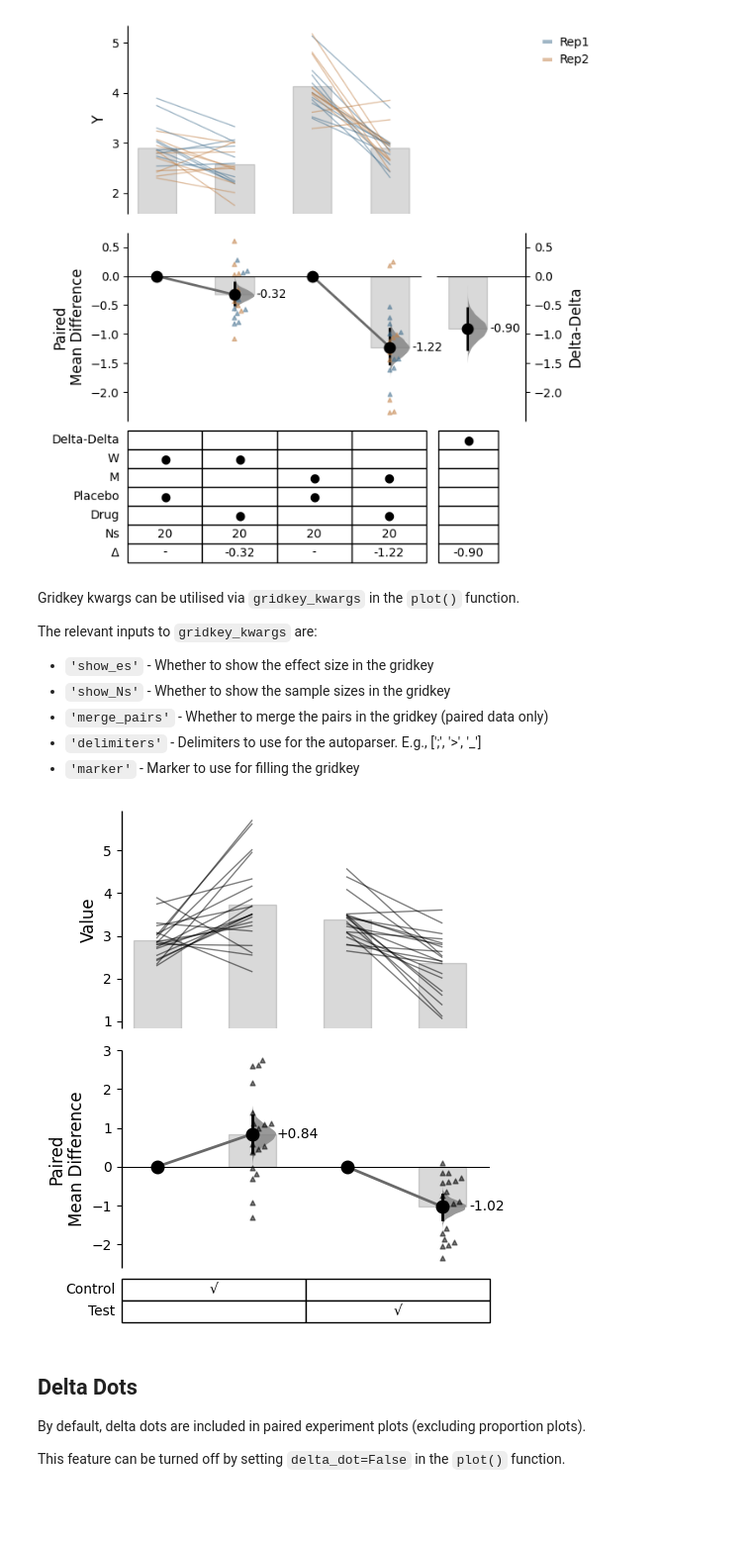
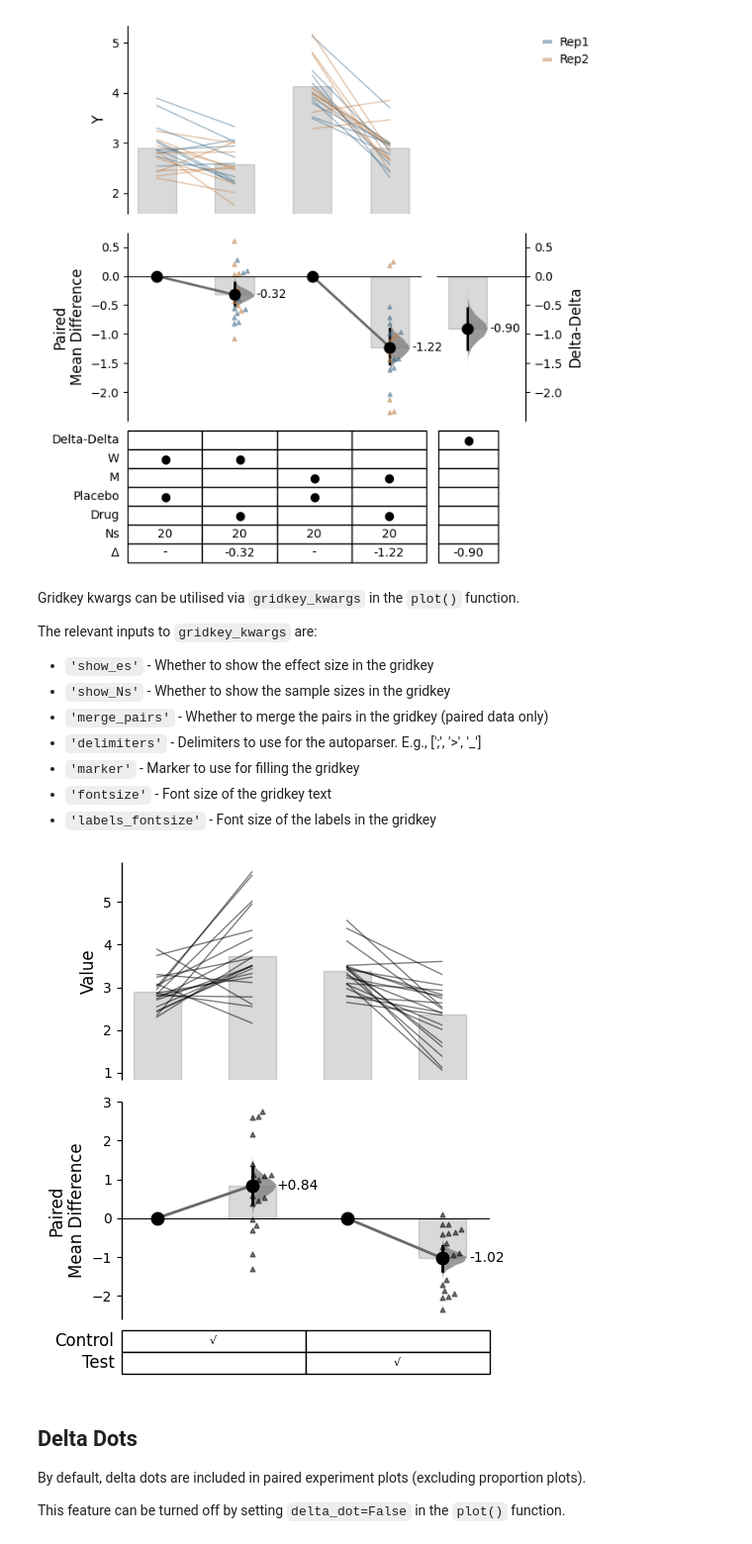
Before and after one commit to ACCLAB/DABEST-python, a Jupyter notebook: nbs/tutorials/09-plot_aesthetics.ipynb, the cells around one changed output. Shown: that part at 99% size. Cells and saved outputs as stored; diff of their text form; code cells hidden in the pictures; blank space fills up the shorter version.

```diff
--- a/nbs/tutorials/09-plot_aesthetics.ipynb
+++ b/nbs/tutorials/09-plot_aesthetics.ipynb
@@ -624,11 +622,15 @@ The relevant inputs to `gridkey_kwargs` are:
 - `'merge_pairs'` - Whether to merge the pairs in the gridkey (paired data only)
 - `'delimiters'` - Delimiters to use for the autoparser. E.g., [';', '>', '_']
 - `'marker'` - Marker to use for filling the gridkey
+- `'fontsize'` - Font size of the gridkey text
+- `'labels_fontsize'` - Font size of the labels in the gridkey
 # %%
 multi_2group = dabest.load(df, idx=(("Control 1", "Control 2"), ("Test 1", "Test 2")),paired='baseline', id_col='ID')
-multi_2group.mean_diff.plot(gridkey_rows=['Control', 'Test'], gridkey_kwargs={'merge_pairs': True, 'show_es': False, 'show_Ns': False, 'marker': '√'});
+multi_2group.mean_diff.plot(gridkey_rows=['Control', 'Test'],
+                            gridkey_kwargs={'merge_pairs': True, 'show_es': False, 'show_Ns': False, 'marker': '√',
+                                            'fontsize': 8, 'labels_fontsize': 12});
 # %% [output]
-[figure, old version]
+[figure, new version]
 # %% [markdown]
 ## Delta Dots
 
```
Also changed, not shown: parts of 1 cell of this notebook, 12 other files.
